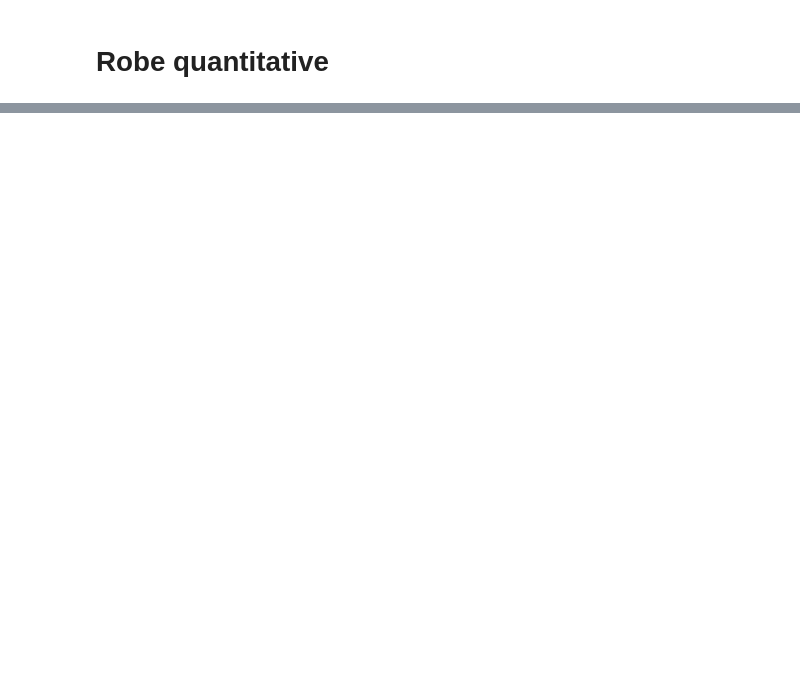
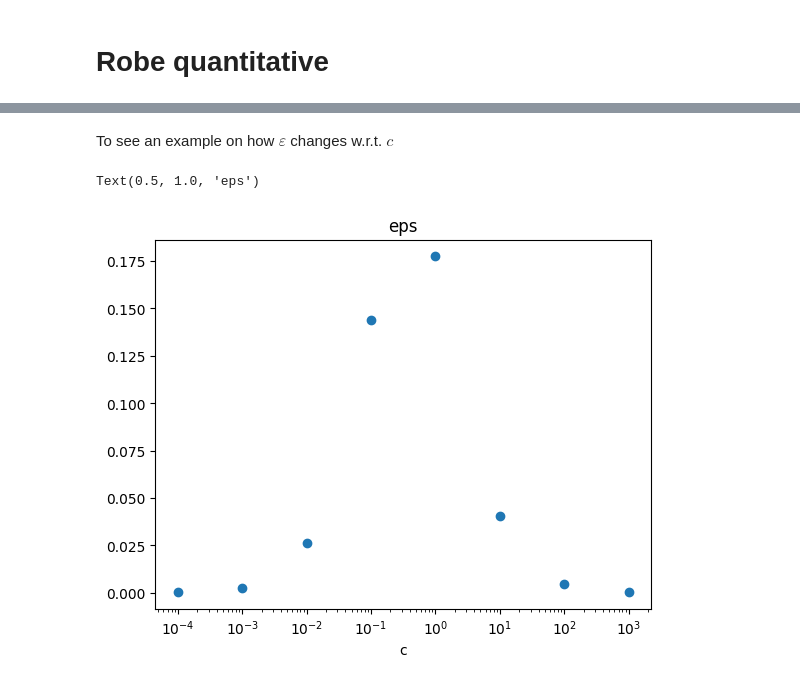
Before and after one commit to kia1510/Progetto_Bayesian, a Jupyter notebook: Code/PolyaTree.ipynb, the cells around one changed output, grey strips where cells are left out. Cells and saved outputs as stored; diff of their text form; code cells hidden in the pictures; blank space fills up the shorter version.

```diff
--- a/Code/PolyaTree.ipynb
+++ b/Code/PolyaTree.ipynb
@@ -356,0 +381,14 @@ plt.show()
+# %%
+sample_size = 10
+
+# data_x = np.random.uniform(0, 1/4, sample_size)
+# data_y = np.append(data_x[:-1], np.random.uniform(0, 1/4))
+data_x = np.random.beta(2, 2, sample_size)
+data_y = np.append(data_x[:-1], np.random.beta(2, 2))
+
+c = 0.01
+depth = 10
+all_alpha_x, all_B_x = polya_tree_posterior(data = data_x, c = c, depth = depth)
+Q_x = compute_predictive(all_alpha_x, all_B_x)
+all_alpha_y, all_B_y = polya_tree_posterior(data = data_y, c = c, depth = depth)
+Q_y = compute_predictive(all_alpha_y, all_B_y)
@@ -356,0 +432,37 @@ plt.show()
+# %% [markdown]
+To see an example on how $\varepsilon$ changes w.r.t. $c$
+# %%
+# Now we sample two random starting datasets data_x and data_y, one random sampled dataset b for the evaluation
+# We let c vaty to see how eps changes
+
+# output is always different as we did not already compute the sup(all modified datasets y), nor the sup(all evaluation datasets b)
+
+
+c_values = 10**np.arange(-4, 4, dtype = float)
+
+depth = 10
+# data_x = np.random.uniform(0, 1/4, sample_size)
+# data_y = np.append(data_x[:-1], np.random.uniform(0, 1/4))
+data_x = np.random.beta(2, 2, sample_size)
+data_y = np.append(data_x[:-1], np.random.beta(2, 2))
+
+# b = np.random.uniform(0,1/4,sample_size)
+b = np.random.beta(2,2,sample_size)
+
+eps_vector=[]
+
+
+for c in c_values:
+    all_alpha_x, all_B_x = polya_tree_posterior(data = data_x, c = c, depth = depth)
+    Q_x = compute_predictive(all_alpha_x, all_B_x)
+    all_alpha_y, all_B_y = polya_tree_posterior(data = data_y, c = c, depth = depth)
+    Q_y = compute_predictive(all_alpha_y, all_B_y)
+    eps_vector.append(eps_diff_privacy(b, all_B_x[-1], Q_x, all_B_y[-1], Q_y))
+
+plt.xscale("log")
+plt.xlabel("c")
+plt.plot(c_values, eps_vector, 'o')
+plt.title("eps")
+# %% [output]
+Text(0.5, 1.0, 'eps')
+[figure, added]
```
Also changed, not shown: parts of 31 cells of this notebook, 6 other files.
